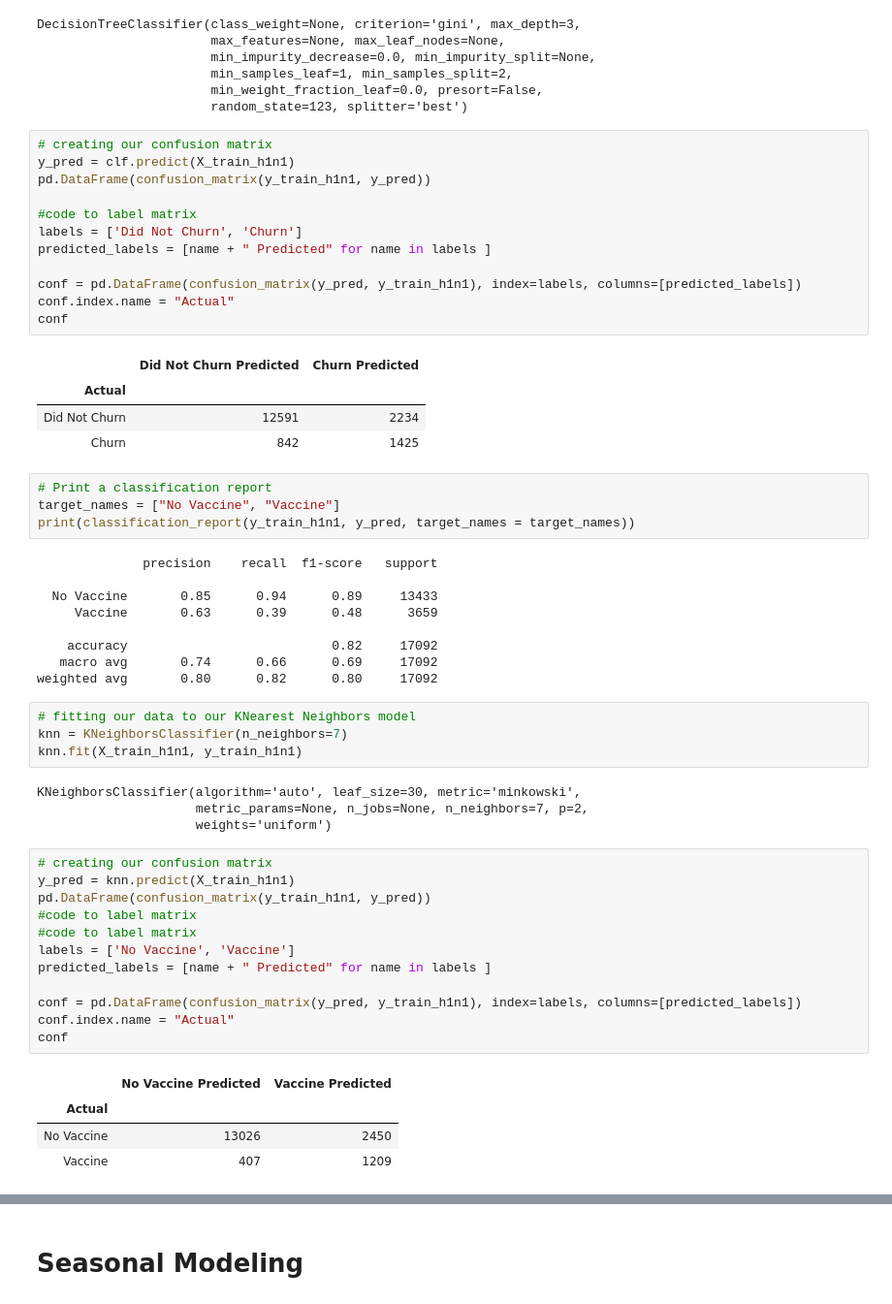
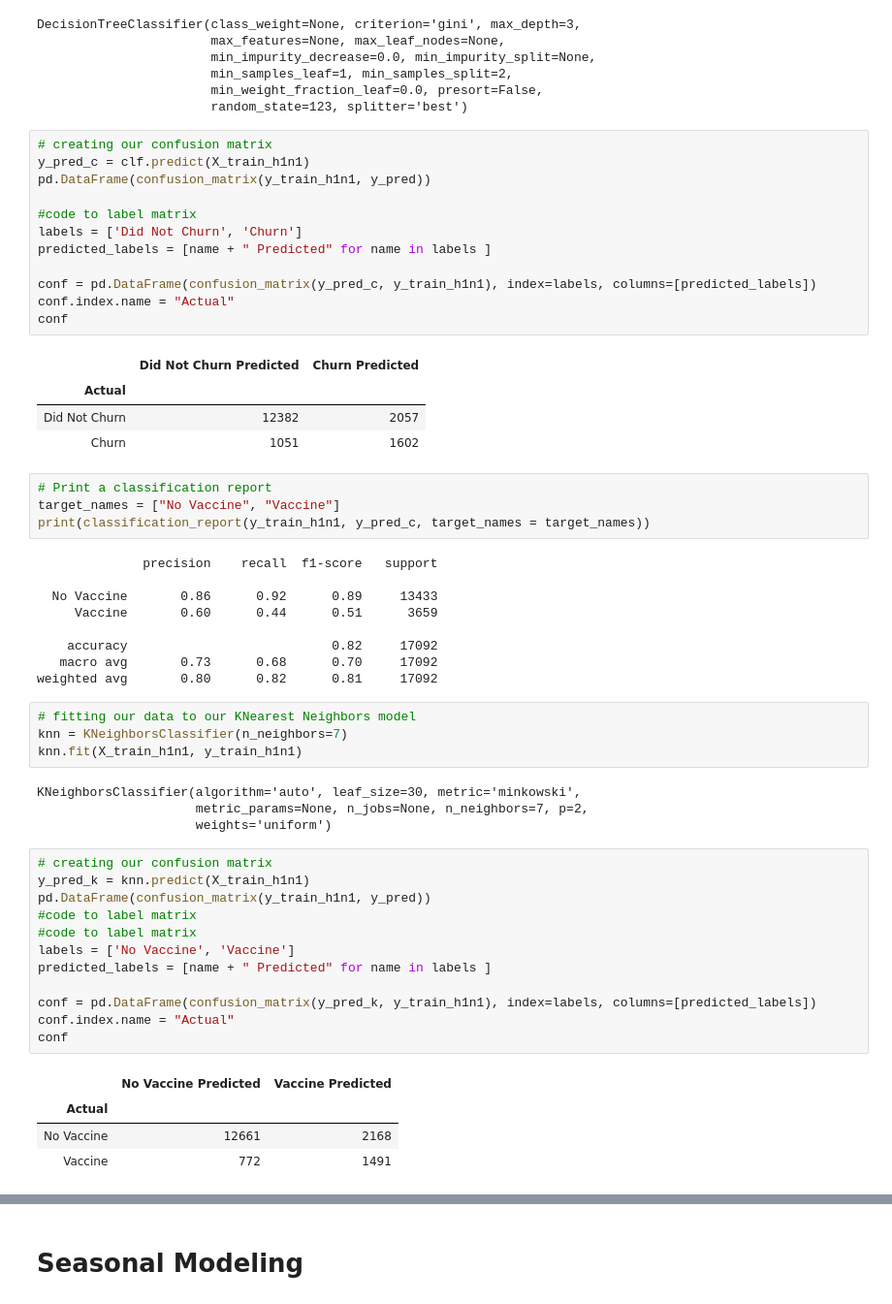
Before and after one commit to JadaShipp/predicting_flu, a Jupyter notebook: modeling.ipynb, the cells around one changed output, grey strips where cells are left out. Shown at 97% size. Cells and saved outputs as stored; diff of their text form.

Commit message:
added all models for seasonal data

```diff
--- a/modeling.ipynb
+++ b/modeling.ipynb
@@ -246,34 +246,34 @@ DecisionTreeClassifier(class_weight=None, criterion='gini', max_depth=3,
                        random_state=123, splitter='best')
 # %%
 # creating our confusion matrix
-y_pred = clf.predict(X_train_h1n1)
+y_pred_c = clf.predict(X_train_h1n1)
 pd.DataFrame(confusion_matrix(y_train_h1n1, y_pred))
 
 #code to label matrix
 labels = ['Did Not Churn', 'Churn']
 predicted_labels = [name + " Predicted" for name in labels ]
 
-conf = pd.DataFrame(confusion_matrix(y_pred, y_train_h1n1), index=labels, columns=[predicted_labels])
+conf = pd.DataFrame(confusion_matrix(y_pred_c, y_train_h1n1), index=labels, columns=[predicted_labels])
 conf.index.name = "Actual"
 conf
 # %% [output]
 |  | Did Not Churn Predicted | Churn Predicted |
 | Actual |  |  |
-| Did Not Churn | 12591 | 2234 |
-| Churn | 842 | 1425 |
+| Did Not Churn | 12382 | 2057 |
+| Churn | 1051 | 1602 |
 # %%
 # Print a classification report
 target_names = ["No Vaccine", "Vaccine"]
-print(classification_report(y_train_h1n1, y_pred, target_names = target_names))
+print(classification_report(y_train_h1n1, y_pred_c, target_names = target_names))
 # %% [output]
               precision    recall  f1-score   support
 
-  No Vaccine       0.85      0.94      0.89     13433
-     Vaccine       0.63      0.39      0.48      3659
+  No Vaccine       0.86      0.92      0.89     13433
+     Vaccine       0.60      0.44      0.51      3659
 
     accuracy                           0.82     17092
-   macro avg       0.74      0.66      0.69     17092
-weighted avg       0.80      0.82      0.80     17092
+   macro avg       0.73      0.68      0.70     17092
+weighted avg       0.80      0.82      0.81     17092
 # %%
 # fitting our data to our KNearest Neighbors model
 knn = KNeighborsClassifier(n_neighbors=7)
@@ -284,21 +284,21 @@ KNeighborsClassifier(algorithm='auto', leaf_size=30, metric='minkowski',
                      weights='uniform')
 # %%
 # creating our confusion matrix
-y_pred = knn.predict(X_train_h1n1)
+y_pred_k = knn.predict(X_train_h1n1)
 pd.DataFrame(confusion_matrix(y_train_h1n1, y_pred))
 #code to label matrix
 #code to label matrix
 labels = ['No Vaccine', 'Vaccine']
 predicted_labels = [name + " Predicted" for name in labels ]
 
-conf = pd.DataFrame(confusion_matrix(y_pred, y_train_h1n1), index=labels, columns=[predicted_labels])
+conf = pd.DataFrame(confusion_matrix(y_pred_k, y_train_h1n1), index=labels, columns=[predicted_labels])
 conf.index.name = "Actual"
 conf
 # %% [output]
 |  | No Vaccine Predicted | Vaccine Predicted |
 | Actual |  |  |
-| No Vaccine | 13026 | 2450 |
-| Vaccine | 407 | 1209 |
+| No Vaccine | 12661 | 2168 |
+| Vaccine | 772 | 1491 |
 # %%
 # Print a classification report
 target_names = ["No Vaccine", "Vaccine"]
```
Also changed, not shown: parts of 17 cells of this notebook.
